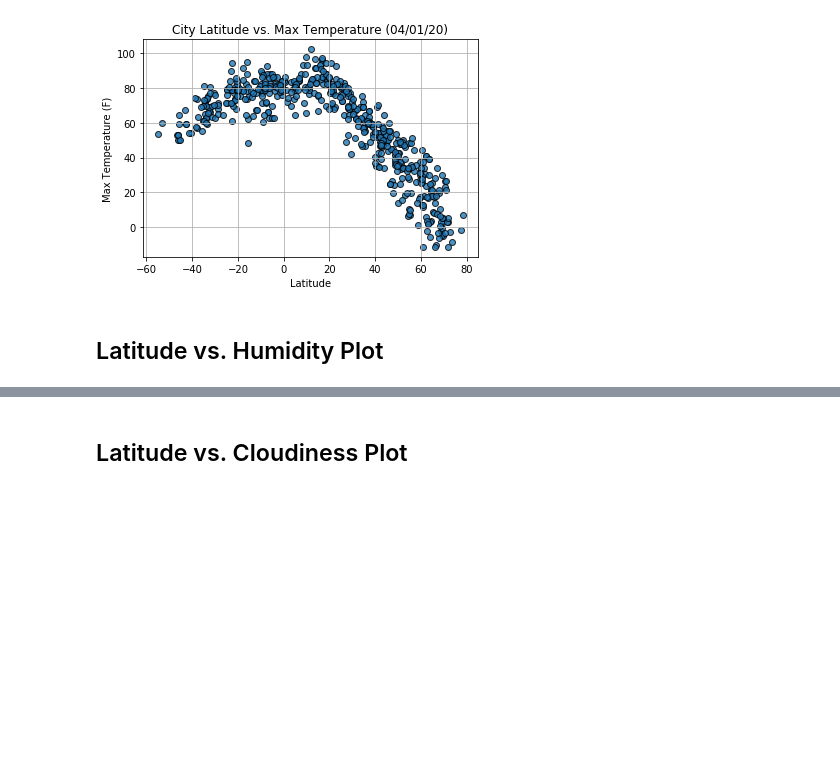
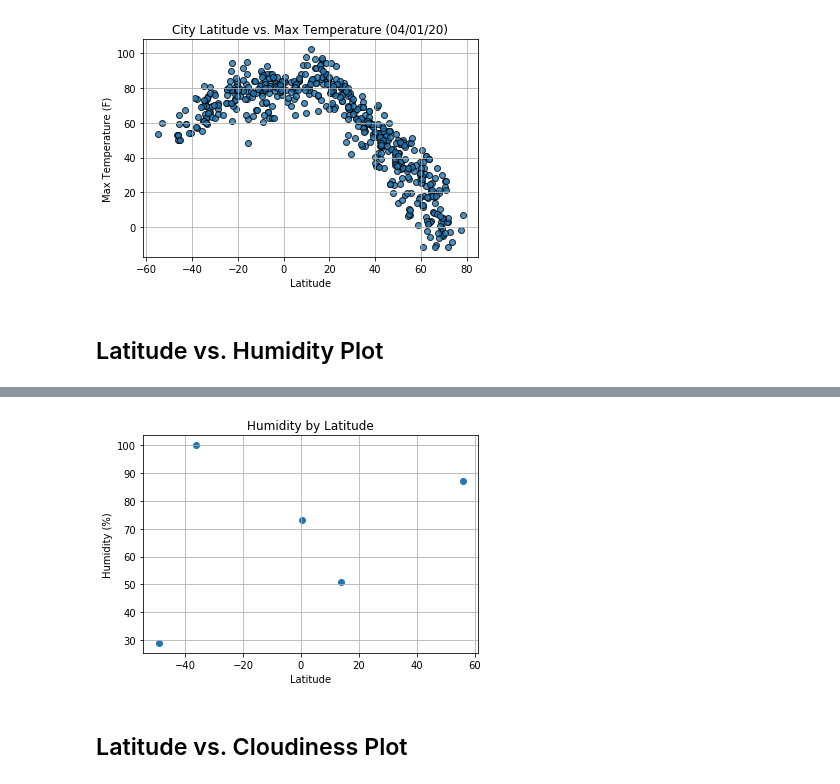
Before and after one commit to Lehmanc92/Python-API, a Jupyter notebook: starter_code/WeatherPy.ipynb, the cells around one changed output, grey strips where cells are left out. Cells and saved outputs as stored; diff of their text form; code cells hidden in the pictures; blank space fills up the shorter version.

```diff
--- a/starter_code/WeatherPy.ipynb
+++ b/starter_code/WeatherPy.ipynb
@@ -155,2 +161,11 @@ weather_df
+# %%
+plt.scatter(lats, humidity)
+plt.title('Humidity by Latitude')
+plt.xlabel('Latitude')
+plt.ylabel('Humidity (%)')
+
+plt.grid()
+# %% [output]
+[figure, added]
 # %% [markdown]
 ## Latitude vs. Cloudiness Plot
```
Also changed, not shown: parts of 12 cells of this notebook.
